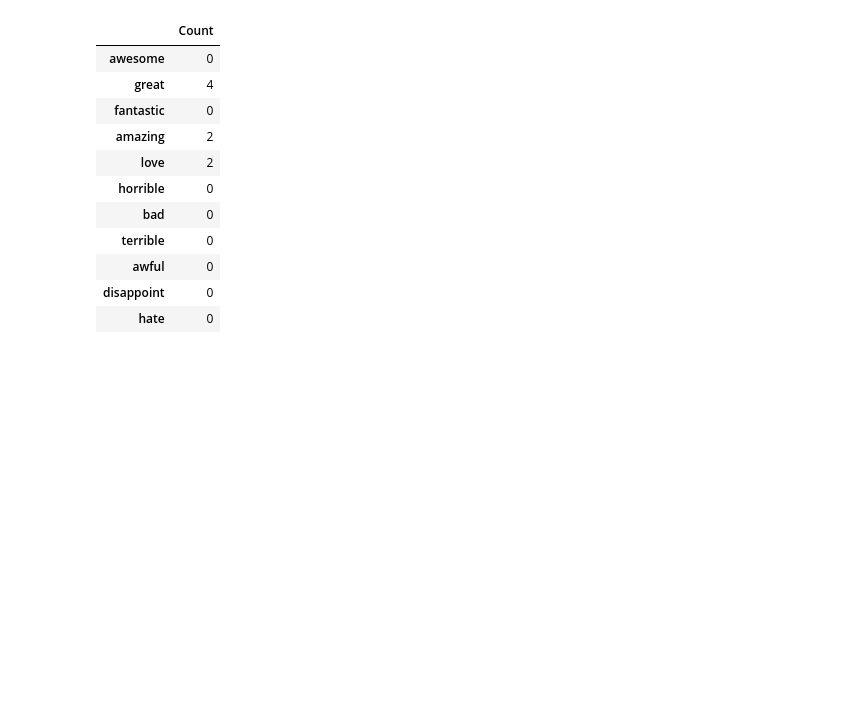
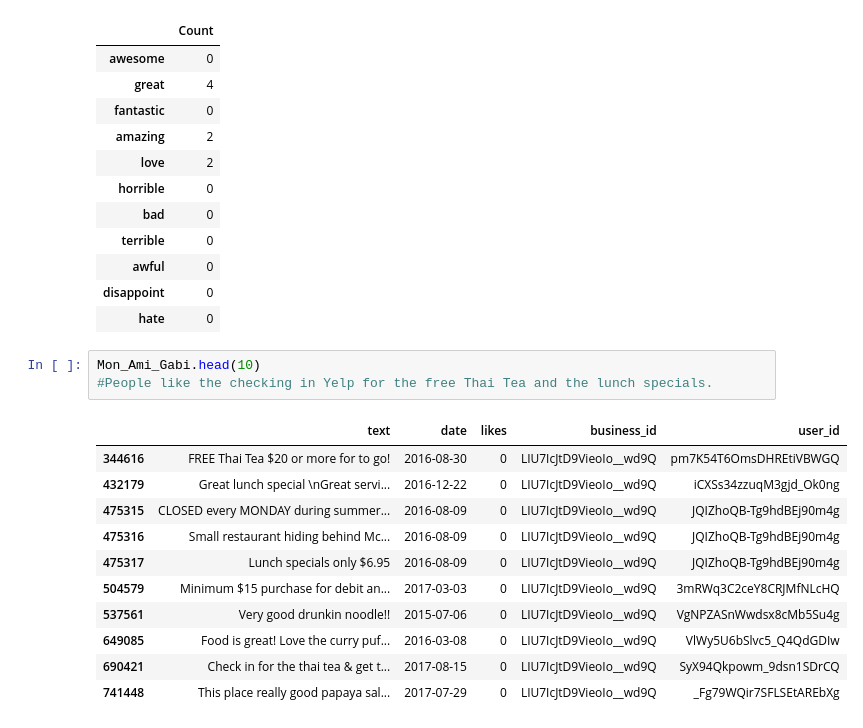
Before and after one commit to LCalso/Calso_Project1_Yelp-Star-Rating, a Jupyter notebook: Lauren Calso_David Colonia_Project1_Yelp_Dataset from CSV.ipynb, the cells around one changed output. Cells and saved outputs as stored; diff of their text form; blank space fills up the shorter version.

```diff
--- a/Lauren Calso_David Colonia_Project1_Yelp_Dataset from CSV.ipynb
+++ b/Lauren Calso_David Colonia_Project1_Yelp_Dataset from CSV.ipynb
@@ -245,4 +245,19 @@ temp
 | awful | 0 |
 | disappoint | 0 |
 | hate | 0 |
+# %%
+Mon_Ami_Gabi.head(10)
+#People like the checking in Yelp for the free Thai Tea and the lunch specials.
+# %% [output]
+|  | text | date | likes | business_id | user_id |
+| 344616 | FREE Thai Tea $20 or more for to go! | 2016-08-30 | 0 | LIU7IcJtD9VieoIo__wd9Q | pm7K54T6OmsDHREtiVBWGQ |
+| 432179 | Great lunch special \nGreat servi... | 2016-12-22 | 0 | LIU7IcJtD9VieoIo__wd9Q | iCXSs34zzuqM3gjd_Ok0ng |
+| 475315 | CLOSED every MONDAY during summer... | 2016-08-09 | 0 | LIU7IcJtD9VieoIo__wd9Q | JQIZhoQB-Tg9hdBEj90m4g |
+| 475316 | Small restaurant hiding behind Mc... | 2016-08-09 | 0 | LIU7IcJtD9VieoIo__wd9Q | JQIZhoQB-Tg9hdBEj90m4g |
+| 475317 | Lunch specials only $6.95 | 2016-08-09 | 0 | LIU7IcJtD9VieoIo__wd9Q | JQIZhoQB-Tg9hdBEj90m4g |
+| 504579 | Minimum $15 purchase for debit an... | 2017-03-03 | 0 | LIU7IcJtD9VieoIo__wd9Q | 3mRWq3C2ceY8CRJMfNLcHQ |
+| 537561 | Very good drunkin noodle!! | 2015-07-06 | 0 | LIU7IcJtD9VieoIo__wd9Q | VgNPZASnWwdsx8cMb5Su4g |
+| 649085 | Food is great! Love the curry puf... | 2016-03-08 | 0 | LIU7IcJtD9VieoIo__wd9Q | VlWy5U6bSlvc5_Q4QdGDIw |
+| 690421 | Check in for the thai tea & get t... | 2017-08-15 | 0 | LIU7IcJtD9VieoIo__wd9Q | SyX94Qkpowm_9dsn1SDrCQ |
+| 741448 | This place really good papaya sal... | 2017-07-29 | 0 | LIU7IcJtD9VieoIo__wd9Q | _Fg79WQir7SFLSEtAREbXg |
 # %%
```
Also changed, not shown: parts of 21 cells of this notebook.
